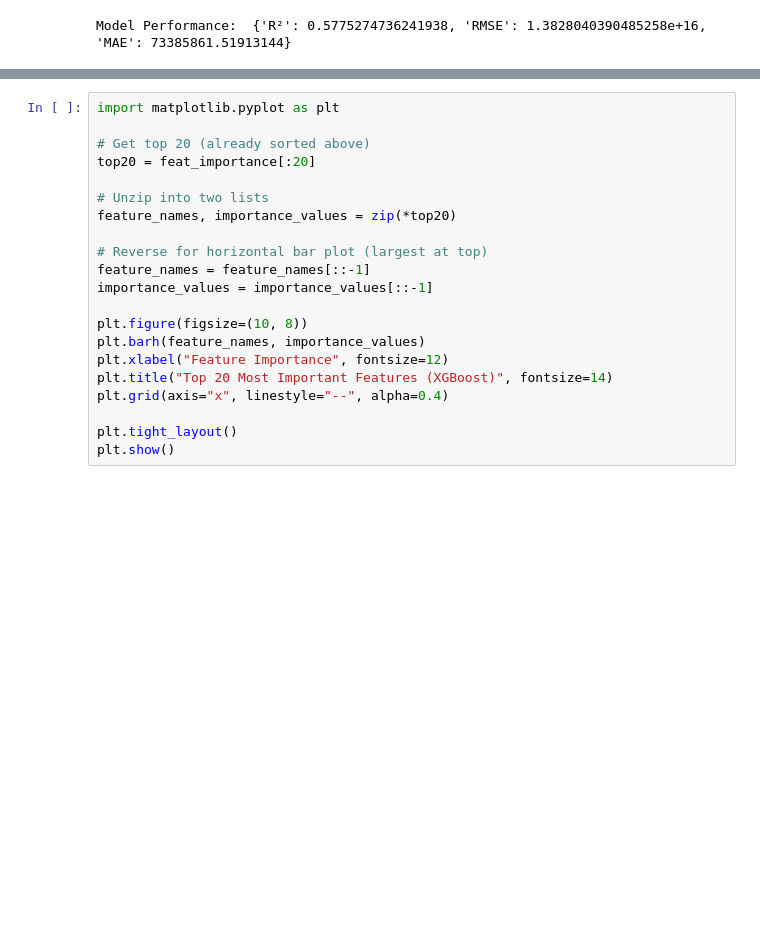
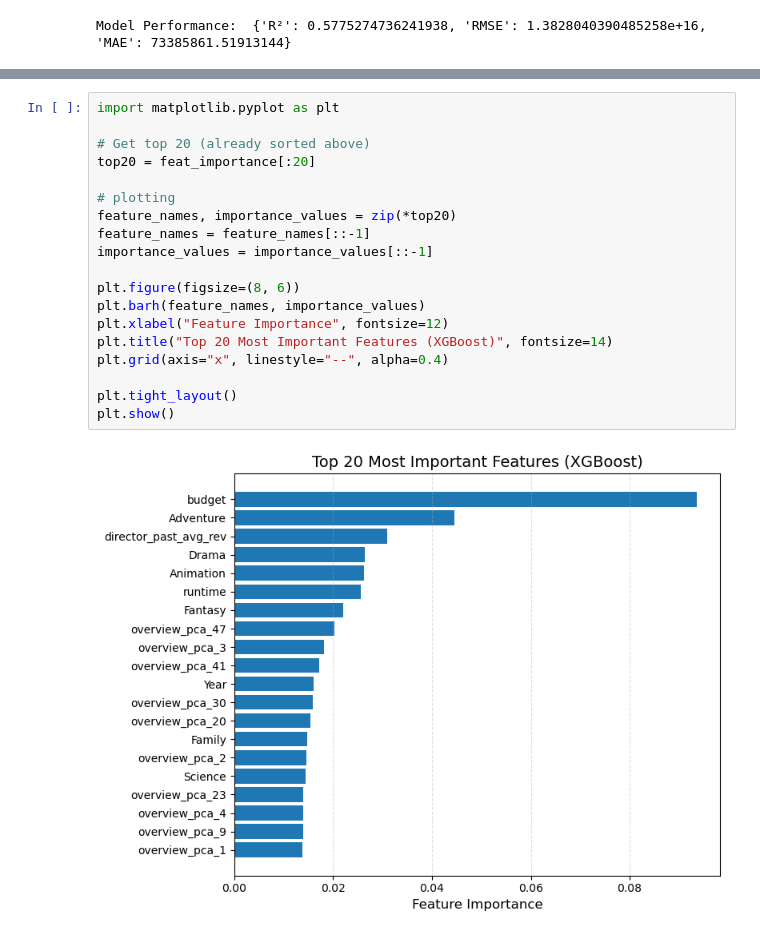
Before and after one commit to azh-a/ML_MovieRevenue, a Jupyter notebook: replication.ipynb, the cells around one changed output, grey strips where cells are left out. Cells and saved outputs as stored; diff of their text form; blank space fills up the shorter version.

```diff
--- a/replication.ipynb
+++ b/replication.ipynb
@@ -179,24 +197,24 @@ for name, imp in feat_importance[:20]:
 # %%
 import matplotlib.pyplot as plt
 
 # Get top 20 (already sorted above)
 top20 = feat_importance[:20]
 
-# Unzip into two lists
+# plotting
 feature_names, importance_values = zip(*top20)
-
-# Reverse for horizontal bar plot (largest at top)
 feature_names = feature_names[::-1]
 importance_values = importance_values[::-1]
 
-plt.figure(figsize=(10, 8))
+plt.figure(figsize=(8, 6))
 plt.barh(feature_names, importance_values)
 plt.xlabel("Feature Importance", fontsize=12)
 plt.title("Top 20 Most Important Features (XGBoost)", fontsize=14)
 plt.grid(axis="x", linestyle="--", alpha=0.4)
 
 plt.tight_layout()
 plt.show()
+# %% [output]
+[figure, added]
 # %%
 from sklearn.preprocessing import PolynomialFeatures, StandardScaler
 from sklearn.pipeline import Pipeline
```
Also changed, not shown: parts of 2 cells of this notebook.
